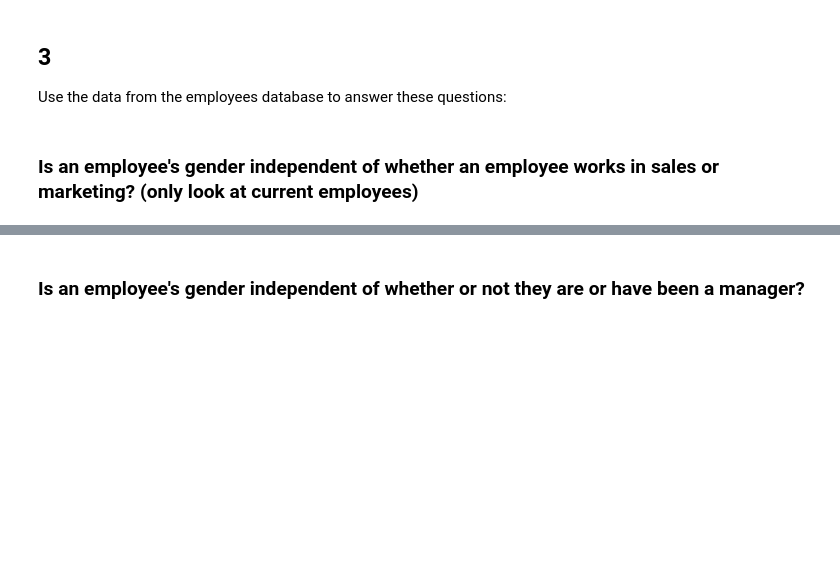
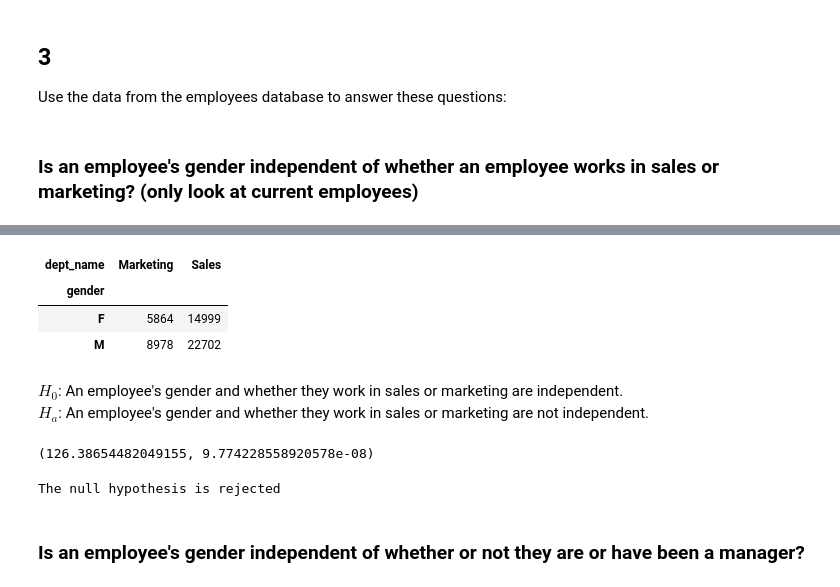
Before and after one commit to alegarcia-dev/statistics-exercises, a Jupyter notebook: hypothesis_testing.ipynb, the cells around one changed output, grey strips where cells are left out. Saved outputs shown, nothing was run; the diff lists cells and outputs as text; code cells hidden in the pictures; blank space fills up the shorter version.

```diff
--- a/hypothesis_testing.ipynb
+++ b/hypothesis_testing.ipynb
@@ -807,3 +813,18 @@ The null hypothesis is rejected
 Use the data from the employees database to answer these questions:
 # %% [markdown]
 ### Is an employee's gender independent of whether an employee works in sales or marketing? (only look at current employees)
+# %%
+sql = '''
+SELECT
+    emp_no,
+    gender,
+    dept_name
+FROM employees
+JOIN dept_emp USING (emp_no)
+JOIN departments USING (dept_no)
+WHERE dept_name IN ('Sales', 'Marketing')
+    AND to_date > NOW();
+'''
+
+employees_in_sales_and_marketing = pd.read_sql(sql, get_db_url('employees'))
+employees_in_sales_and_marketing.info()
@@ -810,2 +842,23 @@ Use the data from the employees database to answer these questions:
+# %%
+employees_crosstab = pd.crosstab(employees_in_sales_and_marketing.gender, employees_in_sales_and_marketing.dept_name)
+employees_crosstab
+# %% [output]
+| dept_name | Marketing | Sales |
+| gender |  |  |
+| F | 5864 | 14999 |
+| M | 8978 | 22702 |
+# %% [markdown]
+$H_0$: An employee's gender and whether they work in sales or marketing are independent.
+<br>
+$H_a$: An employee's gender and whether they work in sales or marketing are not independent.
+# %%
+chi2, p, _, _ = stats.chi2_contingency(observed)
+chi2, p
+# %% [output]
+(126.38654482049155, 9.774228558920578e-08)
+# %%
+test_independence(p)
+# %% [output]
+The null hypothesis is rejected
 # %% [markdown]
 ### Is an employee's gender independent of whether or not they are or have been a manager?
```
Also changed, not shown: parts of 11 cells of this notebook.
